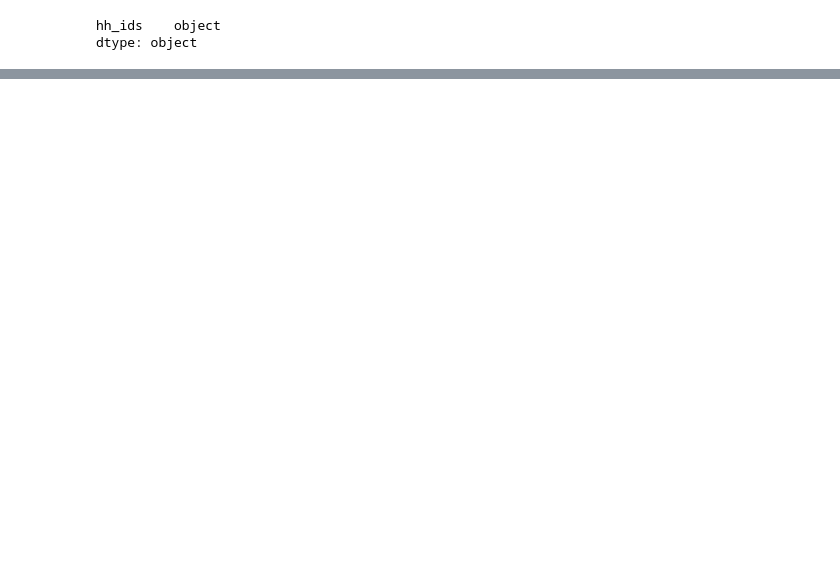
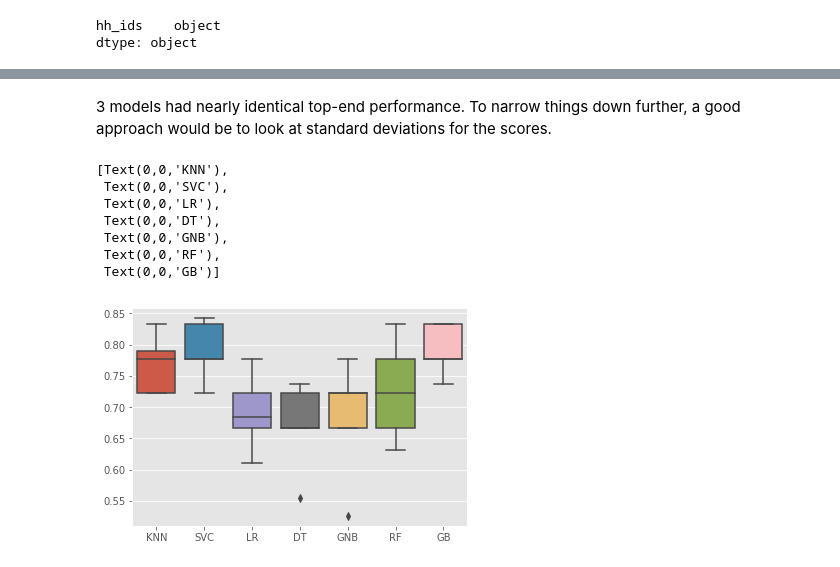
Before and after one commit to julclu/kenya_financial_diaries, a Jupyter notebook: analysis_final/7_MLexplore.ipynb, the cells around one changed output, grey strips where cells are left out. Saved outputs shown, nothing was run; the diff lists cells and outputs as text; code cells hidden in the pictures; blank space fills up the shorter version.

```diff
--- a/analysis_final/7_MLexplore.ipynb
+++ b/analysis_final/7_MLexplore.ipynb
@@ -218,2 +176,2 @@ x_train_hhids = x_train.hh_ids
 # %%
-x_train = x_train.drop(['hh_ids'], axis =1)
+x_train_drop = x_train.drop(['hh_ids', 'm_ids_owner'], axis =1)
@@ -225,0 +212,10 @@ ValueError: Input contains NaN, infinity or a value too large for dtype('float64
+# %%
+# create a list of models that you'd like to try
+models = []
+models.append(('KNN', KNeighborsClassifier()))
+models.append(('SVC', SVC()))
+models.append(('LR', LogisticRegression()))
+models.append(('DT', DecisionTreeClassifier()))
+models.append(('GNB', GaussianNB()))
+models.append(('RF', RandomForestClassifier()))
+models.append(('GB', GradientBoostingClassifier()))
@@ -225,0 +224,13 @@ ValueError: Input contains NaN, infinity or a value too large for dtype('float64
+# %%
+# for each model, do 5-fold cross-validation and record the mean accuracy
+names = []
+scores = []
+for name, model in models:
+
+    kfold = KFold(n_splits=5, random_state=10)
+    score = cross_val_score(model, x_train_drop, y_train, cv=kfold, scoring='accuracy').mean()
+
+    names.append(name)
+    scores.append(score)
+kf_cross_val = pd.DataFrame({'Name': names, 'Score': scores})
+print(kf_cross_val)
@@ -225,0 +246,26 @@ ValueError: Input contains NaN, infinity or a value too large for dtype('float64
+# %% [markdown]
+3 models had nearly identical top-end performance. To narrow things down further, a good approach  would be to look at standard deviations for the scores.
+# %%
+# for each model, do 5-fold cross-validation and record the accuracy for each fold
+# this way we can see variations in performance across the folds
+names = []
+scores = []
+for name, model in models:
+
+    kfold = KFold(n_splits=5, random_state=10)
+    score = cross_val_score(model, x_train_drop, y_train, cv=kfold, scoring='accuracy')
+
+    names.append(name)
+    scores.append(score)
+# %%
+ax = sns.boxplot(data=scores)
+ax.set_xticklabels(names)
+# %% [output]
+[Text(0,0,'KNN'),
+ Text(0,0,'SVC'),
+ Text(0,0,'LR'),
+ Text(0,0,'DT'),
+ Text(0,0,'GNB'),
+ Text(0,0,'RF'),
+ Text(0,0,'GB')]
+[figure, added]
```
Also changed, not shown: parts of 21 cells of this notebook.
